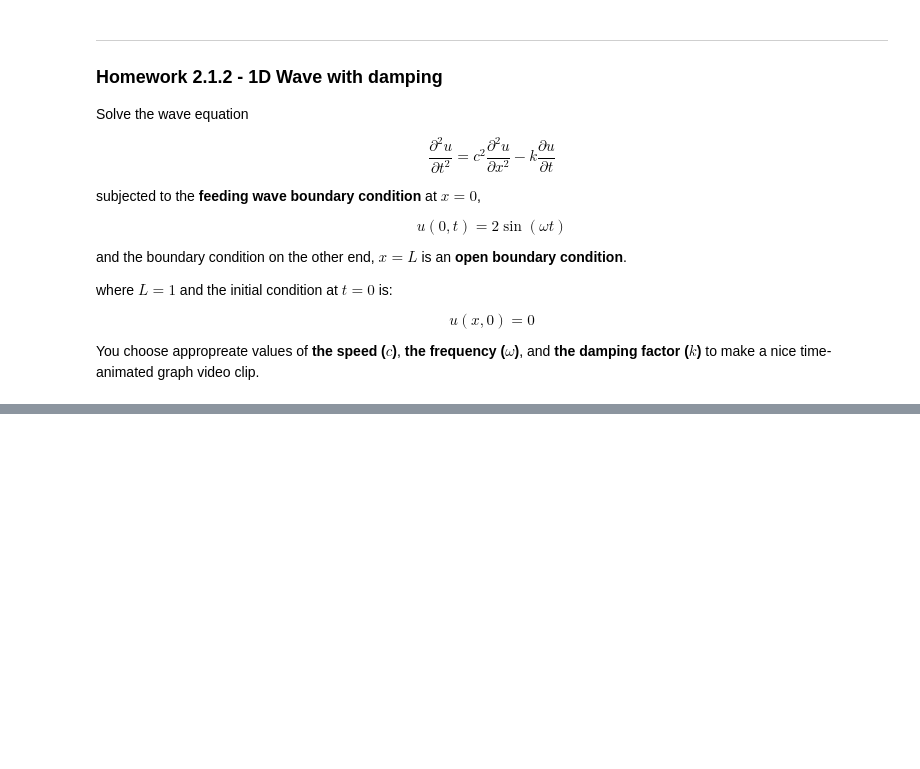
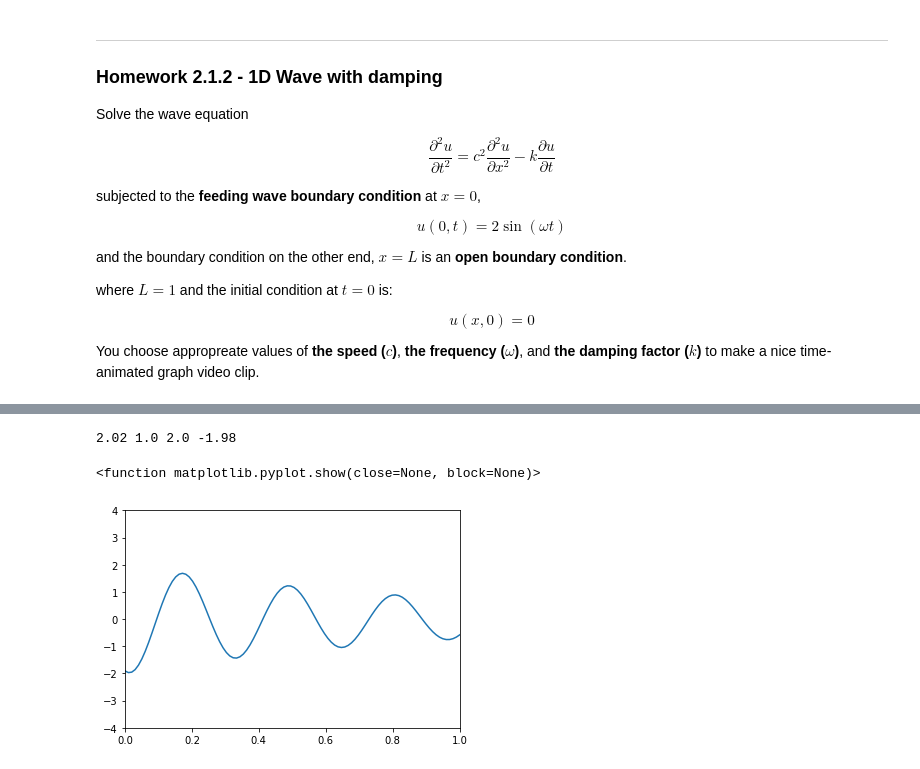
Before and after one commit to r4b61t/ssm, a Jupyter notebook: Homework/Homework 2.1.ipynb, the cells around one changed output, grey strips where cells are left out. Saved outputs shown, nothing was run; the diff lists cells and outputs as text; code cells hidden in the pictures; blank space fills up the shorter version.

```diff
--- a/Homework/Homework 2.1.ipynb
+++ b/Homework/Homework 2.1.ipynb
@@ -92,0 +103,50 @@ You choose appropreate values of **the speed ($c$)**, **the frequency ($\omega$)
+# %%
+nx = 100
+nt = 1000
+L=1
+D=10
+dh = (L-0) / nx
+dt = D /nt
+k = 2
+t=np.linspace(0,D,nt)
+x=np.linspace(0,L,nx)
+c = 1
+omega = 20
+
+dch2=dt*dt*c*c/dh**2
+denom= 2+k*dt
+coef=2*c*c*dt*dt/dh/dh
+coef2=k*dt-2
+
+u = np.zeros((nx,nt))
+
+u[0][1]= 2*np.sin(omega*1*dt)
+
+for i in range(1,nx-1):
+    u[i][1] = 0.5*dch2*(u[i+1,i-1])+(1-dch2)*u[i,0]
+u[0][2]= 2*np.sin(omega*2*dt)
+print(denom,dch2,coef,coef2)
+
+for j in range(1,nt-1):
+    for i in range(1,nx-1):
+        u[0][j+1]= 2*np.sin(omega*(j+1)*dt)
+        u[-1][j+1]= u[-1][j] - c*(u[-1][j] - u[-2][j])
+        u[i][j+1]=( coef* (u[i+1][j]+2*u[i][j]+u[i-1][j]) +coef2*u[i][j-1] - 4*u[i][j] ) /denom
+# %% [output]
+2.02 1.0 2.0 -1.98
+# %%
+fig, ax = plt.subplots()
+ax = plt.axes(xlim=(0, 1), ylim=(-4, 4))
+line, = ax.plot(x,u[:,0])
+
+
+def animate(i):
+    line.set_data(x,u[:,i])
+    return line
+
+anim = animation.FuncAnimation(fig, animate, frames=1000, repeat=False)
+anim.save('wavewithdamp.mp4', fps = 100)
+plt.show
+# %% [output]
+<function matplotlib.pyplot.show(close=None, block=None)>
+[figure, added]
```
Also changed, not shown: parts of 3 cells of this notebook, 1 other file.
